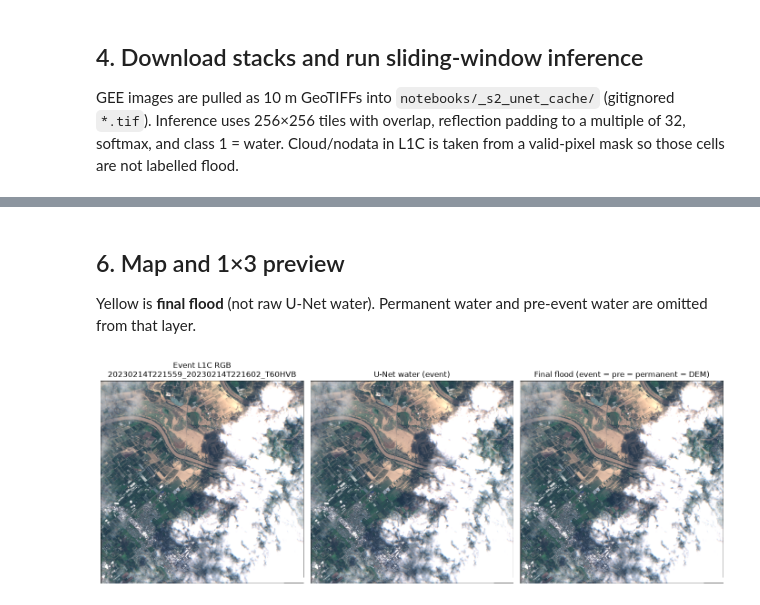
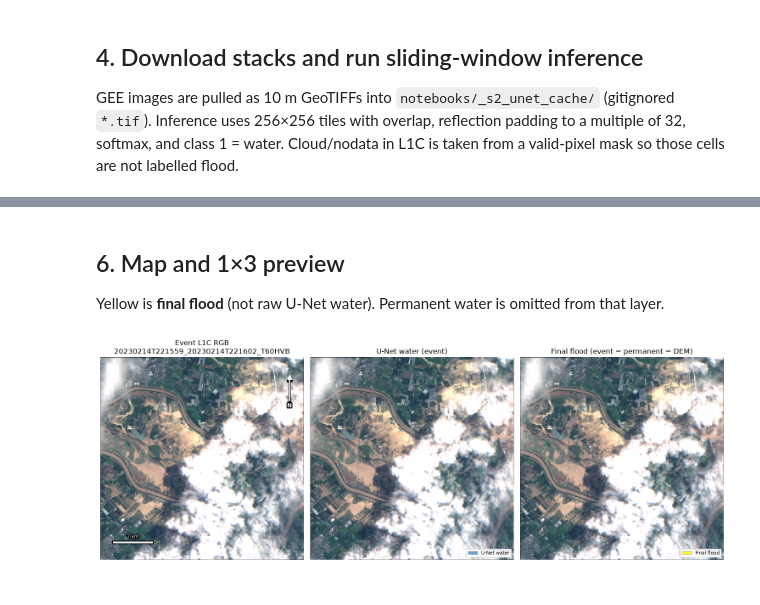
Before and after one commit to uoa-gis/GIS, a Jupyter notebook: notebooks/02_sentinel2_layer.ipynb, the cells around one changed output, grey strips where cells are left out. Drawn from its saved outputs; the diff is of its cells as text; code cells hidden in the pictures.

```diff
--- a/notebooks/02_sentinel2_layer.ipynb
+++ b/notebooks/02_sentinel2_layer.ipynb
@@ -291,7 +260,7 @@ print("Encoder:", hp["encoder"], "| classes:", hp["num_classes"], "| S2 channels
 print("L1C mean:", S2_MEAN.tolist())
 print("L1C std:", S2_STD.tolist())
 
-model = smp.Unet(
+model = smp.UnetPlusPlus(
     encoder_name=hp["encoder"],
     encoder_weights=None,
     in_channels=int(hp["num_channels"]["S2"]),
@@ -306,7 +275,7 @@ if isinstance(state, dict) and len(state) == 1 and "model" in state:
 cleaned = {}
 for key, val in state.items():
     name = key
-    for prefix in ("model.model.", "model.", "net.", "module."):
+    for prefix in ("model.model.", "network.", "model.", "net.", "module."):
         if name.startswith(prefix):
             name = name[len(prefix) :]
             break
@@ -505,7 +432,7 @@ with rasterio.open(anc_tif) as src:
 perm = anc[2] > 0.5
 low = anc[3] > 0.5
 
-inundation = event_water & (~pre_water) & (~perm) & low
+inundation = event_water & (~perm) & low
 final_flood = remove_small_objects(inundation, min_size=int(cfg.MMU_PIXELS))
 
 flood_path = CACHE / "s2_unet_flood.tif"
@@ -521,14 +448,11 @@ px_km2 = (px_h * px_w) / 1e6
 stats = {
     "aoi_km2": float(event_valid.sum() * px_km2),
     "event_unet_water_km2": float(event_water.sum() * px_km2),
-    "pre_unet_water_km2": float(pre_water.sum() * px_km2),
     "permanent_water_km2": float(perm.sum() * px_km2),
     "inundation_before_mmu_km2": float(inundation.sum() * px_km2),
     "flood_final_km2": float(final_flood.sum() * px_km2),
     "event_scene": event_meta["id"],
     "event_cloud_pct": event_meta["cloud_pct"],
-    "pre_scene": pre_meta.get("id") if s2_pre is not None else None,
-    "pre_cloud_pct": pre_meta.get("cloud_pct") if s2_pre is not None else None,
 }
 for key, val in stats.items():
     print(f"{key}: {val}")
@@ -547,35 +468,98 @@ pre_cloud_pct: None
 # %% [markdown]
 ## 6. Map and 1×3 preview
 
-Yellow is **final flood** (not raw U-Net water). Permanent water and pre-event water are omitted from that layer.
+Yellow is **final flood** (not raw U-Net water). Permanent water is omitted from that layer.
 # %%
 import matplotlib.pyplot as plt
+import matplotlib.patheffects as pe
+from matplotlib.patches import Patch, Rectangle
 
 rgb = np.clip(event_chw[[2, 1, 0]] / 3000.0, 0, 1)  # B4, B3, B2
 rgb = np.moveaxis(rgb, 0, -1)
 
-fig, axes = plt.subplots(1, 3, figsize=(14, 5))
+
+def nice_scale_km(width_km):
+    target = max(width_km * 0.22, 0.5)
+    chosen = 0.5
+    for value in (0.5, 1, 2, 5, 10, 20, 50):
+        if value <= target:
+            chosen = value
+    return chosen
+
+
+def add_scale_bar(ax, width_km):
+    img = ax.get_images()[0]
+    height_px, width_px = img.get_array().shape[:2]
+    scale_km = nice_scale_km(width_km)
+    bar_px = scale_km / width_km * width_px
+    bar_h = max(height_px * 0.012, 4)
+    x0, y0 = width_px * 0.06, height_px * 0.92 - bar_h
+    ax.add_patch(
+        Rectangle(
+            (x0, y0), bar_px, bar_h, transform=ax.transData,
+            facecolor="white", edgecolor="black", linewidth=1.4, zorder=5,
+        )
+    )
+    ax.text(
+        x0 + bar_px / 2, y0 - height_px * 0.01, f"{scale_km:g} km",
+        ha="center", va="bottom", fontsize=8, color="white", zorder=6,
+        path_effects=[pe.withStroke(linewidth=3, foreground="black")],
+    )
+
+
+def add_north_arrow(ax):
+    ax.annotate(
+        "",
+        xy=(0.93, 0.92), xytext=(0.93, 0.76),
+        xycoords="axes fraction", textcoords="axes fraction",
+        arrowprops=dict(arrowstyle="-|>", color="black", lw=4.2, mutation_scale=16),
+        zorder=5,
+    )
+    ax.annotate(
+        "N", xy=(0.93, 0.92), xytext=(0.93, 0.76),
+        xycoords="axes fraction", textcoords="axes fraction",
+        ha="center", va="center", fontsize=10, fontweight="bold", color="white",
+        path_effects=[pe.withStroke(linewidth=3.5, foreground="black")],
+        arrowprops=dict(arrowstyle="-|>", color="white", lw=2.2, mutation_scale=14),
+        zorder=6,
+    )
+
+
+px_w = abs(event_profile["transform"][0])
+width_km = rgb.shape[1] * px_w / 1000.0
+
+fig, axes = plt.subplots(1, 3, figsize=(15, 5.4))
 axes[0].imshow(rgb)
 axes[0].set_title(f"Event L1C RGB\n{event_meta['id']}")
 axes[1].imshow(rgb)
 axes[1].imshow(np.ma.masked_where(~event_water, event_water), cmap="Blues", alpha=0.55, vmin=0, vmax=1)
 axes[1].set_title("U-Net water (event)")
 axes[2].imshow(rgb)
 axes[2].imshow(np.ma.masked_where(~final_flood, final_flood), cmap="autumn", alpha=0.7, vmin=0, vmax=1)
-axes[2].set_title("Final flood (event − pre − permanent − DEM)")
+axes[2].set_title("Final flood (event − permanent − DEM)")
 for ax in axes:
     ax.set_axis_off()
+add_scale_bar(axes[0], width_km)
+add_north_arrow(axes[0])
+axes[1].legend(
+    handles=[Patch(facecolor="#3182bd", edgecolor="0.2", linewidth=0.4, alpha=0.7, label="U-Net water")],
+    loc="lower right", fontsize=8, framealpha=0.92,
+)
+axes[2].legend(
+    handles=[Patch(facecolor="#ffff00", edgecolor="0.2", linewidth=0.4, alpha=0.8, label="Final flood")],
+    loc="lower right", fontsize=8, framealpha=0.92,
+)
 plt.tight_layout()
 plt.show()
 
 # try:
 #     Map.add_raster(str(flood_path), colormap="autumn", layer_name="S2 U-Net flood")
 # except TypeError:
 #     Map.add_raster(str(flood_path), layer_name="S2 U-Net flood")
 # Map.addLayer(low_flat.selfMask(), {"palette": ["#31a354"]}, "Low / flat", False)
 # Map
 # %% [output]
-[figure, old version]
+[figure, new version]
 # %%
 stats
 # %% [output]
```
Also changed, not shown: parts of 13 cells of this notebook, 1 other file.
